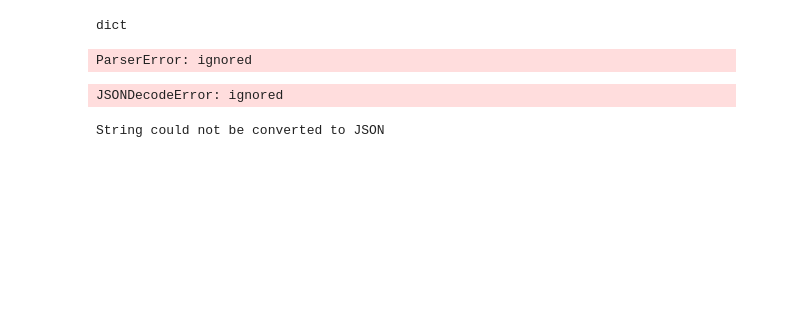
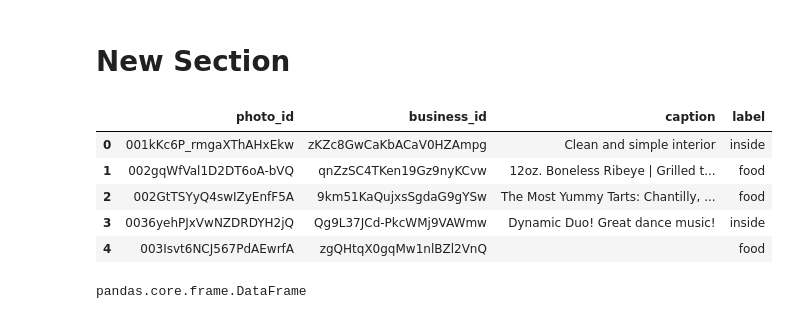
Before and after one commit to sathwikkes/Yelp-Image-Classification, a Jupyter notebook: data_wrangling.ipynb, the cells around one changed output. Cells and saved outputs as stored; diff of their text form; code cells hidden in the pictures; blank space fills up the shorter version.

```diff
--- a/data_wrangling.ipynb
+++ b/data_wrangling.ipynb
@@ -22,0 +51,2 @@ Saving photos.json to photos (3).json
+# %% [markdown]
+# New Section
@@ -23,8 +55,13 @@ Saving photos.json to photos (3).json
+# %%
+data.head()
+# %% [output]
+|  | photo_id | business_id | caption | label |
+| 0 | 001kKc6P_rmgaXThAHxEkw | zKZc8GwCaKbACaV0HZAmpg | Clean and simple interior | inside |
+| 1 | 002gqWfVal1D2DT6oA-bVQ | qnZzSC4TKen19Gz9nyKCvw | 12oz. Boneless Ribeye | Grilled t... | food |
+| 2 | 002GtTSYyQ4swIZyEnfF5A | 9km51KaQujxsSgdaG9gYSw | The Most Yummy Tarts: Chantilly, ... | food |
+| 3 | 0036yehPJxVwNZDRDYH2jQ | Qg9L37JCd-PkcWMj9VAWmw | Dynamic Duo! Great dance music! | inside |
+| 4 | 003Isvt6NCJ567PdAEwrfA | zgQHtqX0gqMw1nlBZl2VnQ |  | food |
 # %%
-type(uploaded)
+type(data)
 # %% [output]
-dict
+pandas.core.frame.DataFrame
-# %%
-df = pd.read_csv(io.StringIO(uploaded.get("photos.json").decode('UTF-8')))
-# %% [output]
-ParserError: ignored
@@ -33,12 +67,0 @@ data = next(iter(uploaded.values()))
-# %%
-d = json.loads(data.decode())
-# %% [output]
-JSONDecodeError: ignored
-# %%
-try:
-	a_json = json.loads(data.decode('UTF-8'))
-	print(a_json)
-except json.decoder.JSONDecodeError:
-	print("String could not be converted to JSON")
-# %% [output]
-String could not be converted to JSON
```
Also changed, not shown: parts of 21 cells of this notebook.
